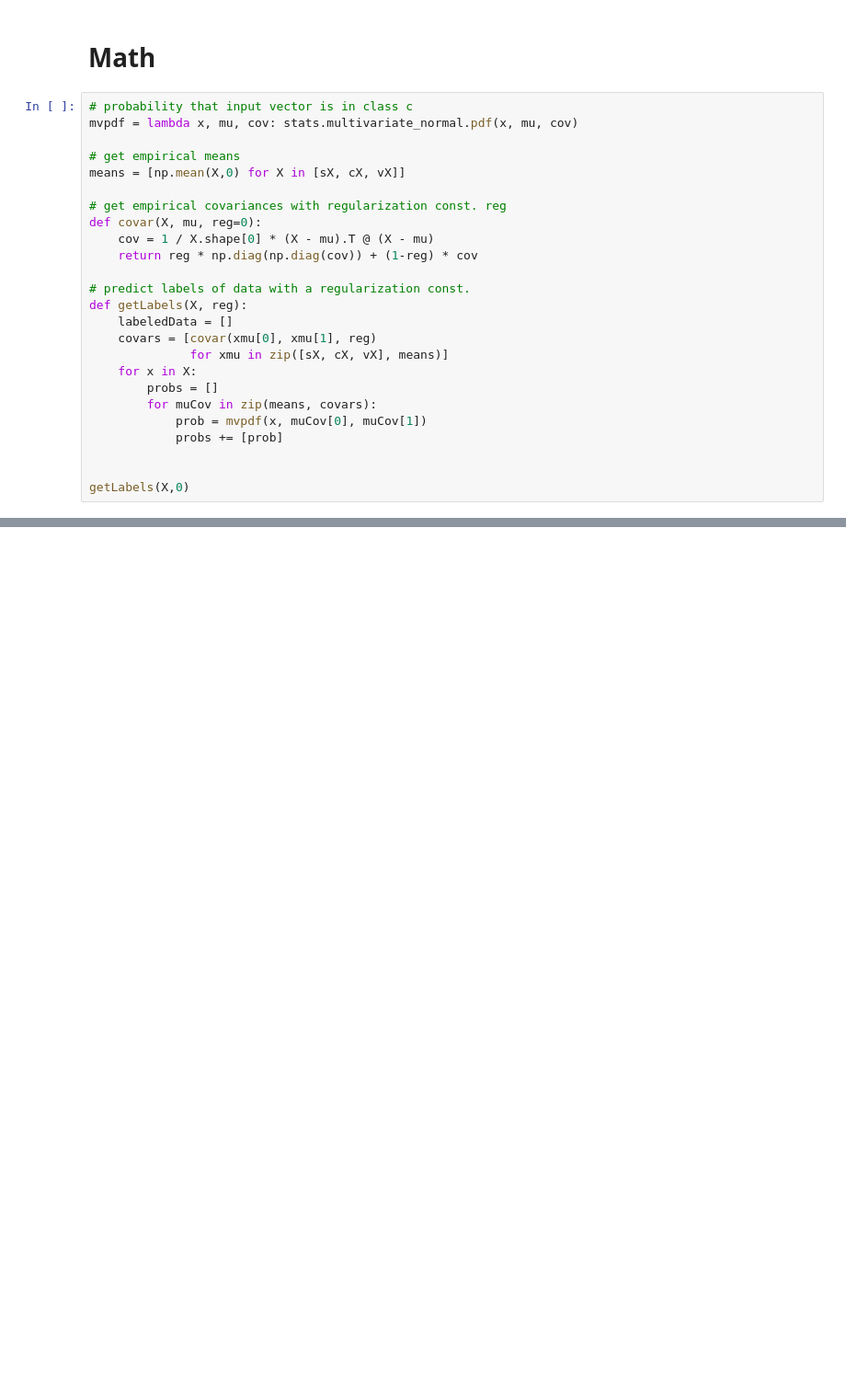
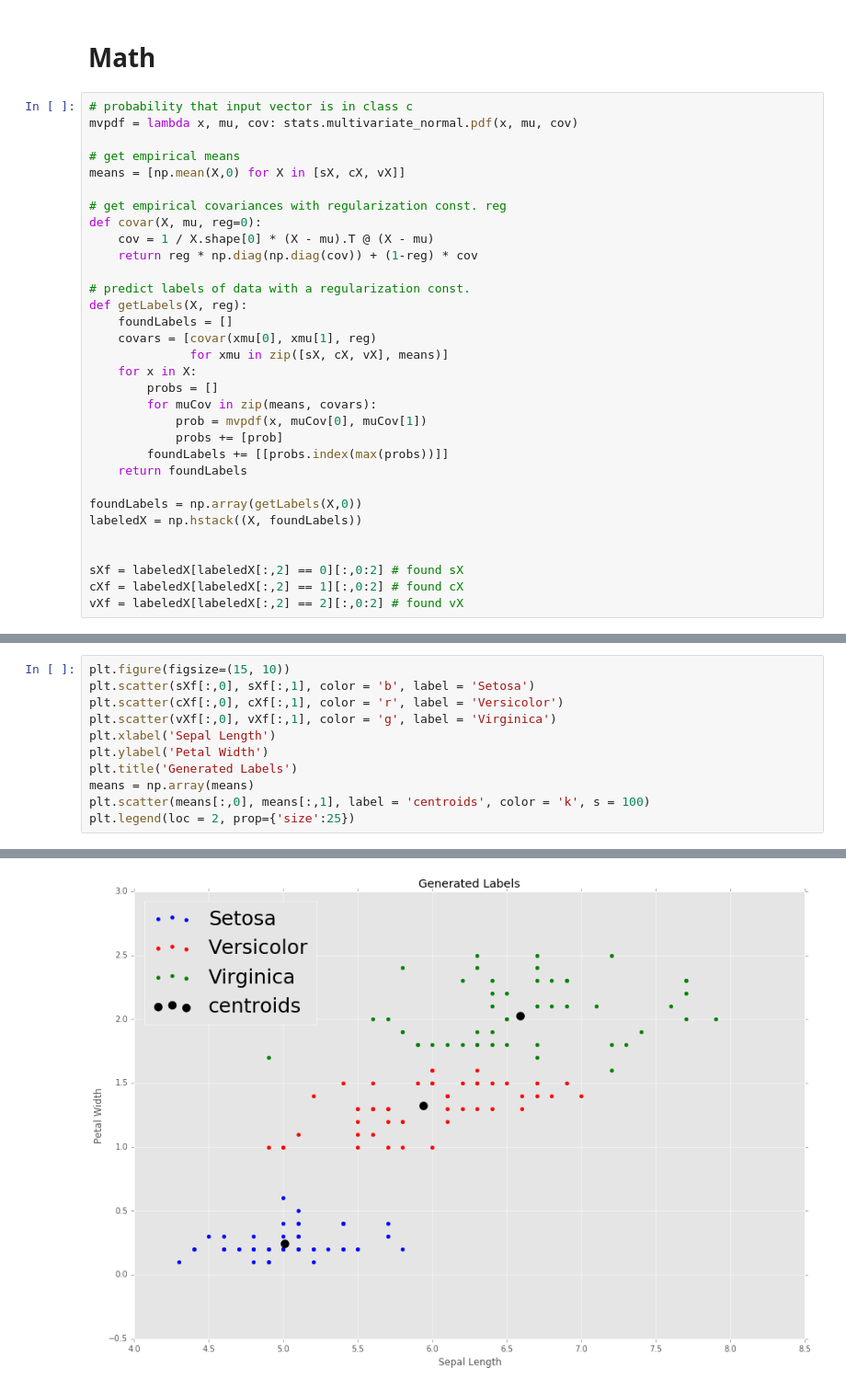
Before and after one commit to ndiamant/bigdata_hw, a Jupyter notebook: GDA.ipynb, the cells around one changed output, grey strips where cells are left out. Shown: that part at 92% size. Drawn from its saved outputs; the diff is of its cells as text; blank space fills up the shorter version.

```diff
--- a/GDA.ipynb
+++ b/GDA.ipynb
@@ -52,7 +51,7 @@ def covar(X, mu, reg=0):
 
 # predict labels of data with a regularization const.
 def getLabels(X, reg):
-    labeledData = []
+    foundLabels = []
     covars = [covar(xmu[0], xmu[1], reg)
               for xmu in zip([sX, cX, vX], means)]
     for x in X:
@@ -60,6 +59,13 @@ def getLabels(X, reg):
         for muCov in zip(means, covars):
             prob = mvpdf(x, muCov[0], muCov[1])
             probs += [prob]
+        foundLabels += [[probs.index(max(probs))]]
+    return foundLabels
+
+foundLabels = np.array(getLabels(X,0))
+labeledX = np.hstack((X, foundLabels))
 
 
-getLabels(X,0)
+sXf = labeledX[labeledX[:,2] == 0][:,0:2] # found sX
+cXf = labeledX[labeledX[:,2] == 1][:,0:2] # found cX
+vXf = labeledX[labeledX[:,2] == 2][:,0:2] # found vX
@@ -83,0 +72,12 @@ getLabels(X,0)
+# %%
+plt.figure(figsize=(15, 10))
+plt.scatter(sXf[:,0], sXf[:,1], color = 'b', label = 'Setosa')
+plt.scatter(cXf[:,0], cXf[:,1], color = 'r', label = 'Versicolor')
+plt.scatter(vXf[:,0], vXf[:,1], color = 'g', label = 'Virginica')
+plt.xlabel('Sepal Length')
+plt.ylabel('Petal Width')
+plt.title('Generated Labels')
+means = np.array(means)
+plt.scatter(means[:,0], means[:,1], label = 'centroids', color = 'k', s = 100)
+plt.legend(loc = 2, prop={'size':25})
+# %% [output]
@@ -83,0 +85 @@ getLabels(X,0)
+[figure, added]
```
Also changed, not shown: parts of 3 cells of this notebook.
